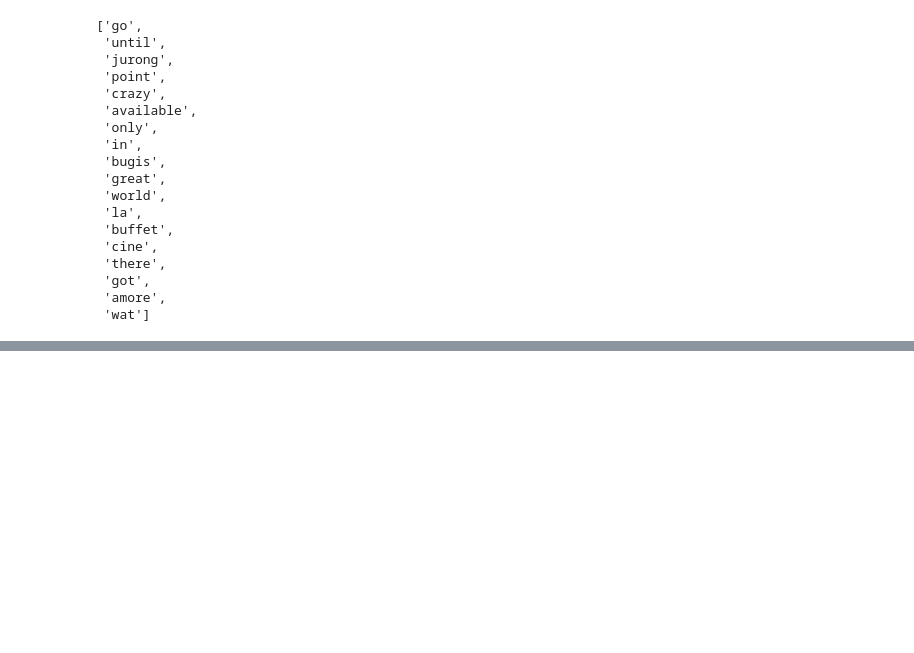
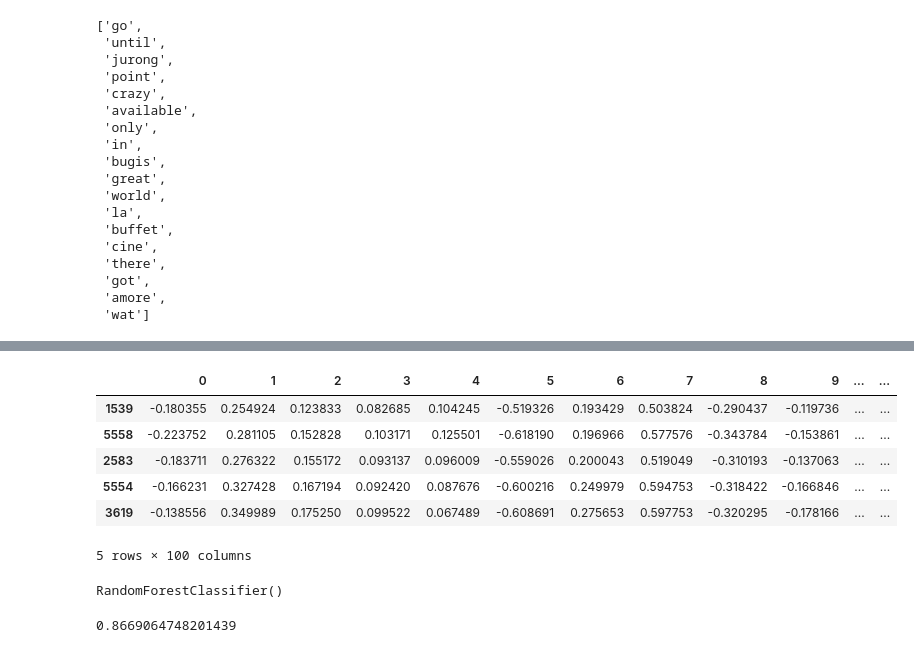
Before and after one commit to imanoop7/NLP-Series, a Jupyter notebook: spam-ham-using-word2vec-avgword2vec.ipynb, the cells around one changed output, grey strips where cells are left out. Cells and saved outputs as stored; diff of their text form; code cells hidden in the pictures; blank space fills up the shorter version.

```diff
--- a/spam-ham-using-word2vec-avgword2vec.ipynb
+++ b/spam-ham-using-word2vec-avgword2vec.ipynb
@@ -158,0 +258,18 @@ words[0]
+# %%
+y= df["Output"]
+# %%
+from sklearn.model_selection import train_test_split
+X_train,X_test,y_train,y_test=train_test_split(X,y,test_size=0.20)
+# %%
+X_train=X_train.drop(columns=["Output"], axis=1)
+X_test=X_test.drop(columns=["Output"],axis=1)
+# %%
+X_train.head()
+# %% [output]
+|  | 0 | 1 | 2 | 3 | 4 | 5 | 6 | 7 | 8 | 9 | ... | ... |
+| 1539 | -0.180355 | 0.254924 | 0.123833 | 0.082685 | 0.104245 | -0.519326 | 0.193429 | 0.503824 | -0.290437 | -0.119736 | ... | ... |
+| 5558 | -0.223752 | 0.281105 | 0.152828 | 0.103171 | 0.125501 | -0.618190 | 0.196966 | 0.577576 | -0.343784 | -0.153861 | ... | ... |
+| 2583 | -0.183711 | 0.276322 | 0.155172 | 0.093137 | 0.096009 | -0.559026 | 0.200043 | 0.519049 | -0.310193 | -0.137063 | ... | ... |
+| 5554 | -0.166231 | 0.327428 | 0.167194 | 0.092420 | 0.087676 | -0.600216 | 0.249979 | 0.594753 | -0.318422 | -0.166846 | ... | ... |
+| 3619 | -0.138556 | 0.349989 | 0.175250 | 0.099522 | 0.067489 | -0.608691 | 0.275653 | 0.597753 | -0.320295 | -0.178166 | ... | ... |
+5 rows × 100 columns
@@ -158,0 +279,4 @@ words[0]
+# %%
+classifier.fit(X_train, y_train)
+# %% [output]
+RandomForestClassifier()
@@ -158,0 +285,5 @@ words[0]
+# %%
+from sklearn.metrics import accuracy_score, classification_report
+print(accuracy_score(y_test, y_pred))
+# %% [output]
+0.8669064748201439
```
Also changed, not shown: parts of 22 cells of this notebook.
